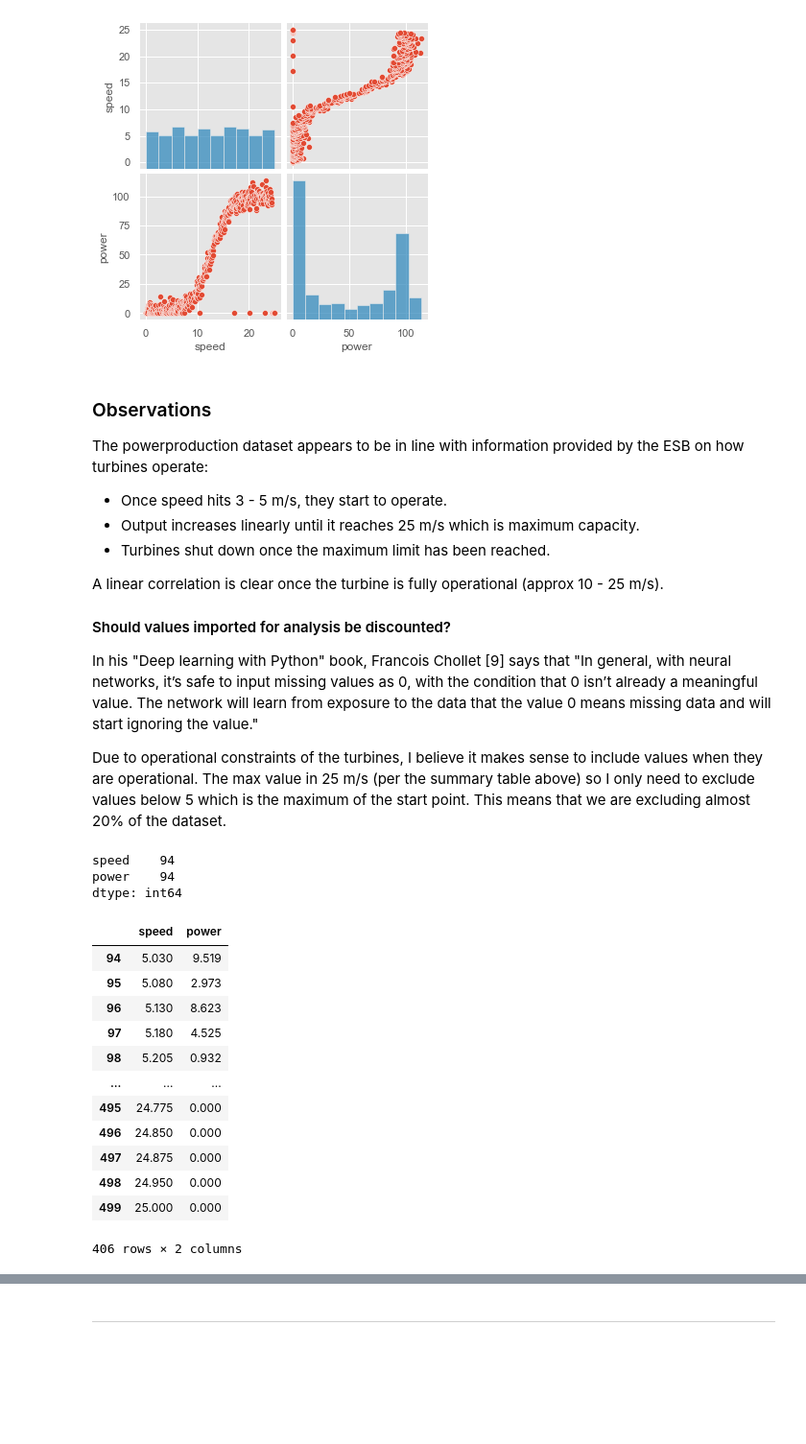
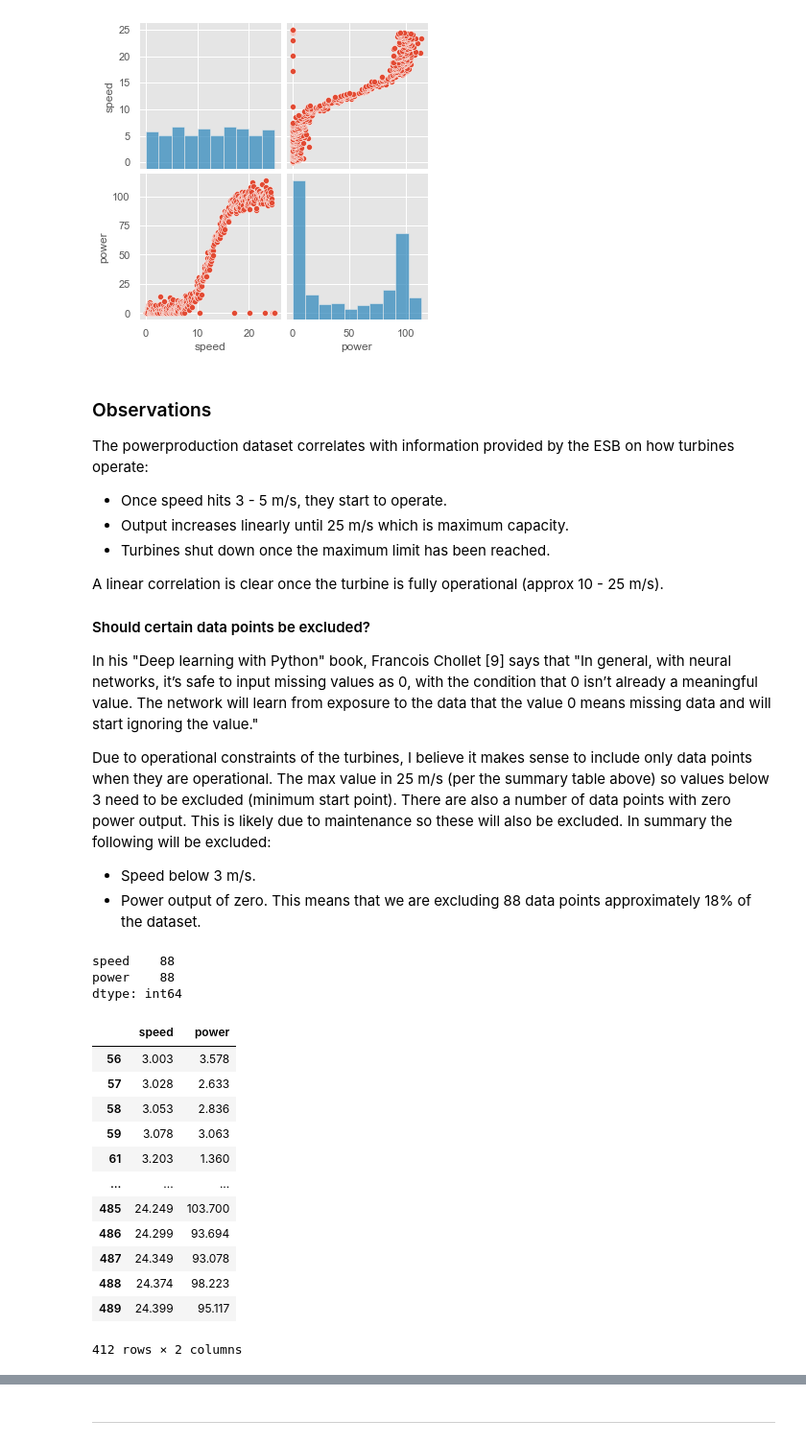
Before and after one commit to mhurley100/Machine-Learning-and-Statistics-Project, a Jupyter notebook: Machine Learning & Statistics Project 2020.ipynb, the cells around one changed output, grey strips where cells are left out. Shown at 96% size. Saved outputs shown, nothing was run; the diff lists cells and outputs as text; code cells hidden in the pictures; blank space fills up the shorter version.

```diff
--- a/Machine Learning & Statistics Project 2020.ipynb
+++ b/Machine Learning & Statistics Project 2020.ipynb
@@ -74,45 +74,50 @@ sns.pairplot(pp)
 # %% [markdown]
 ### Observations
 
-The powerproduction dataset appears to be in line with information provided by the ESB on how turbines operate:
+The powerproduction dataset correlates with information provided by the ESB on how turbines operate:
 
 - Once speed hits 3 - 5 m/s, they start to operate.
-- Output increases linearly until it reaches 25 m/s which is maximum capacity.
+- Output increases linearly until 25 m/s which is maximum capacity.
 - Turbines shut down once the maximum limit has been reached.
 
 A linear correlation is clear once the turbine is fully operational (approx 10 - 25 m/s).<br>
 
-#### Should values imported for analysis be discounted?
+#### Should certain data points be excluded?
 
 In his "Deep learning with Python" book, Francois Chollet [9] says that "In general, with neural networks, it’s safe to input missing values as 0, with the condition that 0 isn’t already a meaningful value. The network will learn from exposure to the data that the value 0 means missing data and will start ignoring the value."
 
-Due to operational constraints of the turbines, I believe it makes sense to include values when they are operational.  The max value in 25 m/s (per the summary table  above) so I only need to  exclude values below 5 which is the maximum of the start point.
-This means that we are excluding almost 20% of the dataset.
+Due to operational constraints of the turbines, I believe it makes sense to include only data points  when they are operational.  The max value in 25 m/s (per the summary table  above) so values below 3 need to be excluded (minimum start point). There are also a number of data points with zero power output.  This is likely due to maintenance so these will also be excluded.  In summary the following will be excluded:
+
+- Speed below 3 m/s.
+- Power output of zero.
+This means that we are excluding 88 data points approximately 18% of the dataset.
-# %%
-j = pp[pp.speed < 5].count()
-j
-# %% [output]
-speed    94
-power    94
-dtype: int64
+# %%
+# Adapted from https://stackoverflow.com/questions/22591174/pandas-multiple-conditions-while-indexing-data-frame-unexpected-behavior
+j = pp[(pp.speed < 3) | (pp.power == 0)]
+j.count()
+# %% [output]
+speed    88
+power    88
+dtype: int64
 # %%
-# Exclude values less than 5 m/s.
-pp1 = pp[pp['speed'] > 5]
+# Adapted from https://stackoverflow.com/questions/22591174/pandas-multiple-conditions-while-indexing-data-frame-unexpected-behavior
+# Exclude values less than 3 m/s & zero power output.
+pp1 = pp[(pp.speed > 3) & (pp.power != 0)]
 pp1
 # %% [output]
 |  | speed | power |
-| 94 | 5.030 | 9.519 |
-| 95 | 5.080 | 2.973 |
-| 96 | 5.130 | 8.623 |
-| 97 | 5.180 | 4.525 |
-| 98 | 5.205 | 0.932 |
+| 56 | 3.003 | 3.578 |
+| 57 | 3.028 | 2.633 |
+| 58 | 3.053 | 2.836 |
+| 59 | 3.078 | 3.063 |
+| 61 | 3.203 | 1.360 |
 | ... | ... | ... |
-| 495 | 24.775 | 0.000 |
-| 496 | 24.850 | 0.000 |
-| 497 | 24.875 | 0.000 |
-| 498 | 24.950 | 0.000 |
-| 499 | 25.000 | 0.000 |
+| 485 | 24.249 | 103.700 |
+| 486 | 24.299 | 93.694 |
+| 487 | 24.349 | 93.078 |
+| 488 | 24.374 | 98.223 |
+| 489 | 24.399 | 95.117 |
-406 rows × 2 columns
+412 rows × 2 columns
 # %%
 pp1.describe().transpose()
 # %% [output]
```
Also changed, not shown: parts of 31 cells of this notebook, 1 other file.
